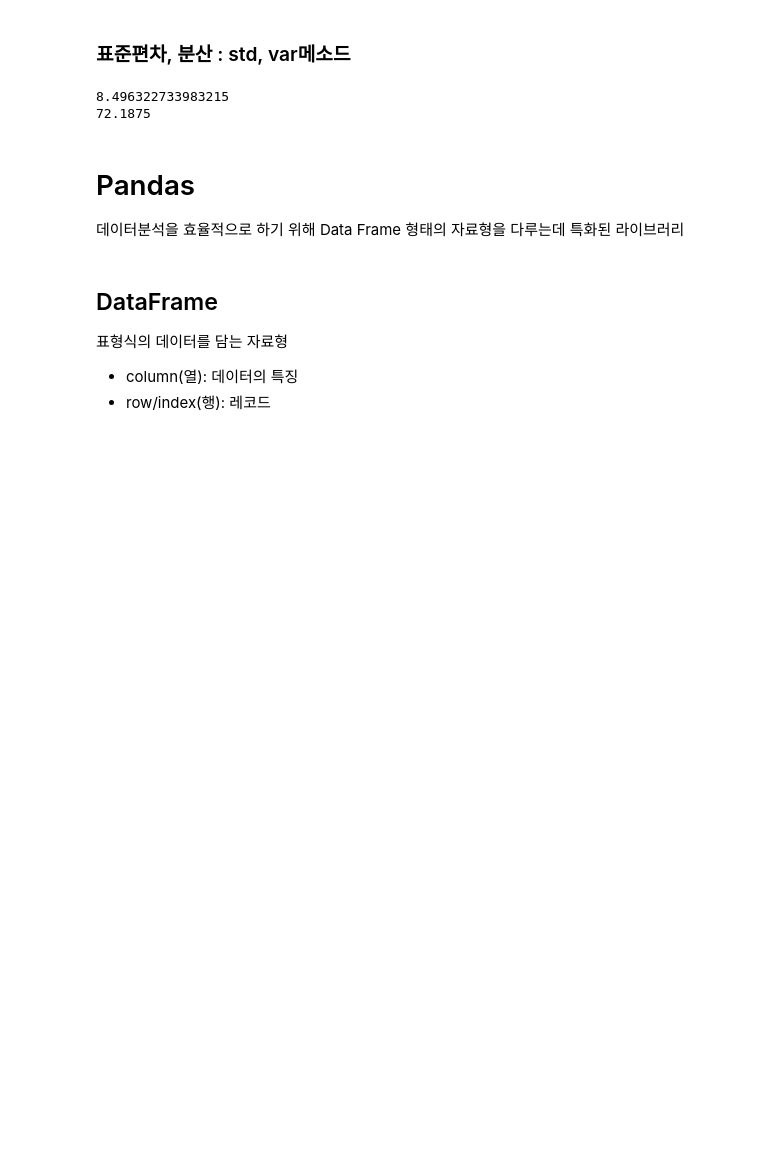
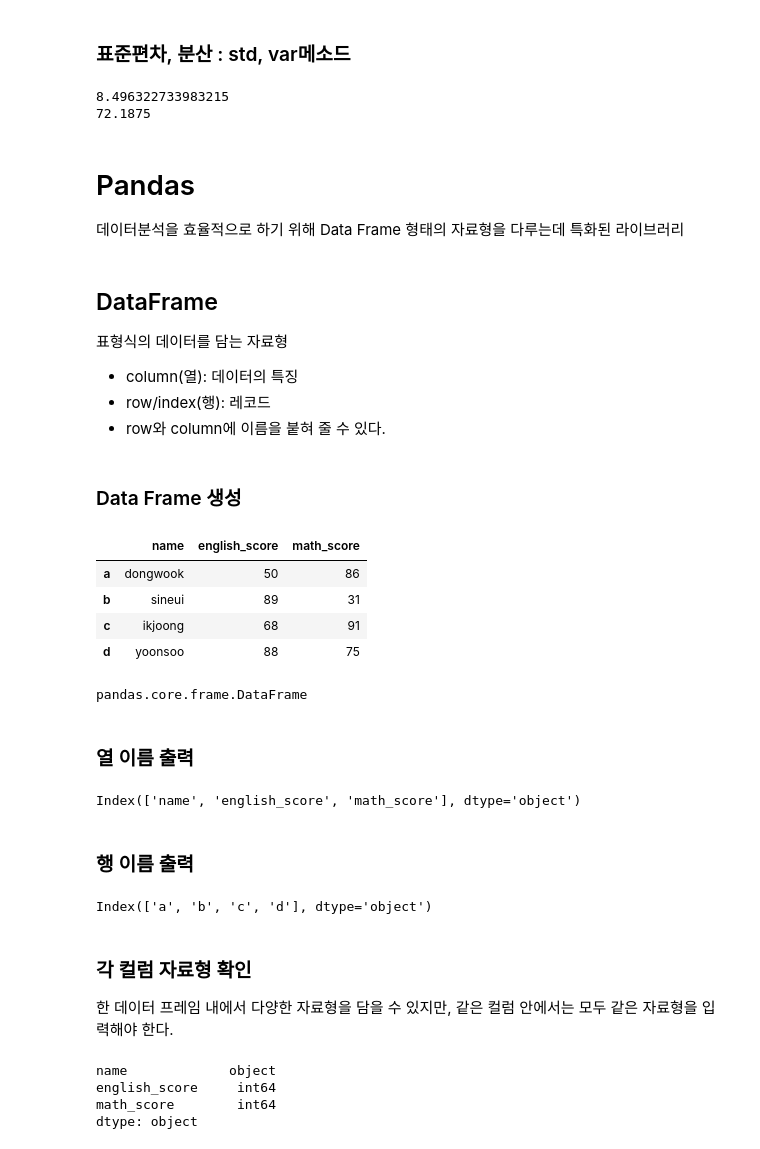
Before and after one commit to julesdata/Python, a Jupyter notebook: 코드잇_데이터사이언스입문/데이터 사이언스 시작하기.ipynb, the cells around one changed output. Drawn from its saved outputs; the diff is of its cells as text; code cells hidden in the pictures; blank space fills up the shorter version.

```diff
--- a/코드잇_데이터사이언스입문/데이터 사이언스 시작하기.ipynb
+++ b/코드잇_데이터사이언스입문/데이터 사이언스 시작하기.ipynb
@@ -500,3 +500,4 @@ print(array1.var())
 표형식의 데이터를 담는 자료형
 * column(열): 데이터의 특징
 * row/index(행): 레코드
+* row와 column에 이름을 붙혀 줄 수 있다.
@@ -502,0 +506,39 @@ print(array1.var())
+# %% [markdown]
+### Data Frame 생성
+# %%
+two_dimensional_list = [['dongwook', 50, 86], ['sineui', 89, 31], ['ikjoong', 68, 91], ['yoonsoo', 88, 75]]
+# %%
+my_df = pd.DataFrame(two_dimensional_list, columns=['name','english_score', 'math_score'], index =['a','b','c','d'])
+my_df
+# %% [output]
+|  | name | english_score | math_score |
+| a | dongwook | 50 | 86 |
+| b | sineui | 89 | 31 |
+| c | ikjoong | 68 | 91 |
+| d | yoonsoo | 88 | 75 |
+# %%
+type(my_df)
+# %% [output]
+pandas.core.frame.DataFrame
+# %% [markdown]
+### 열 이름 출력
+# %%
+my_df.columns
+# %% [output]
+Index(['name', 'english_score', 'math_score'], dtype='object')
+# %% [markdown]
+### 행 이름 출력
+# %%
+my_df.index
+# %% [output]
+Index(['a', 'b', 'c', 'd'], dtype='object')
+# %% [markdown]
+### 각 컬럼 자료형 확인
+한 데이터 프레임 내에서 다양한 자료형을 담을 수 있지만, 같은 컬럼 안에서는 모두 같은 자료형을 입력해야 한다.
+# %%
+my_df.dtypes
+# %% [output]
+name             object
+english_score     int64
+math_score        int64
+dtype: object
```
Also changed, not shown: parts of 24 cells of this notebook.
